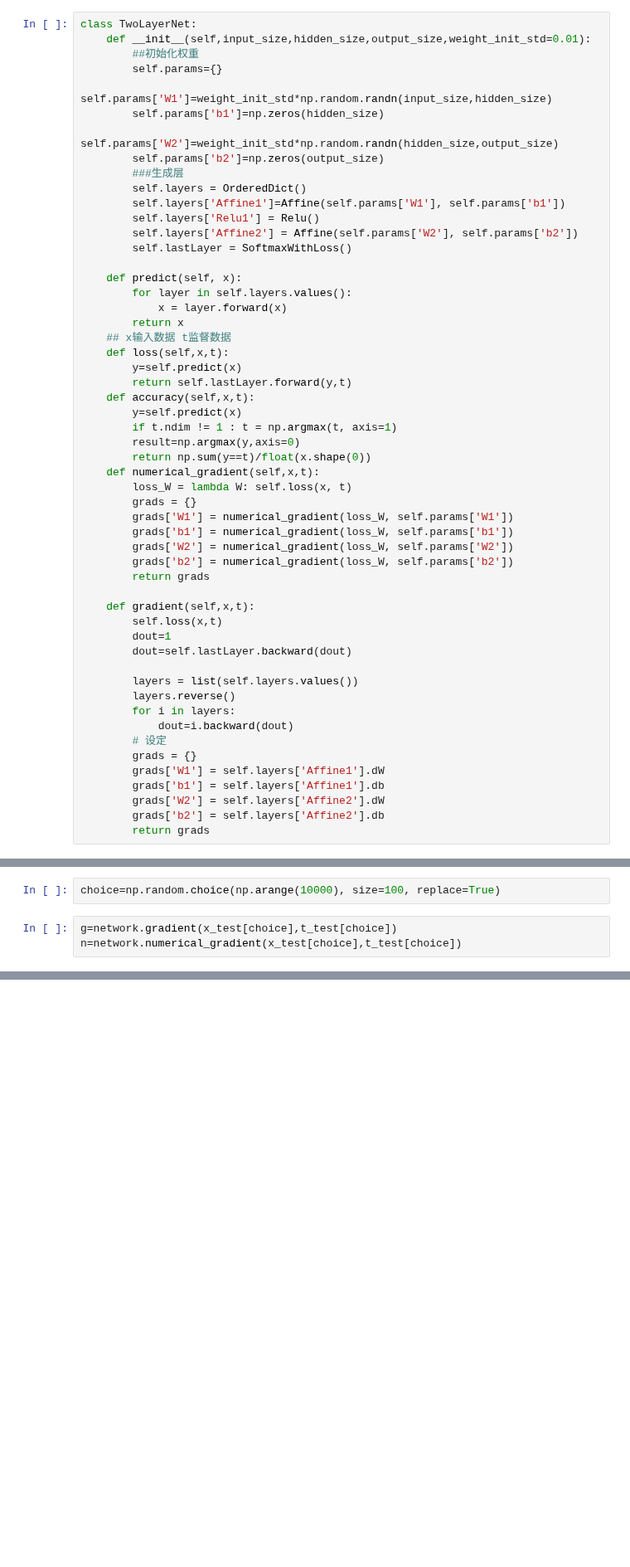
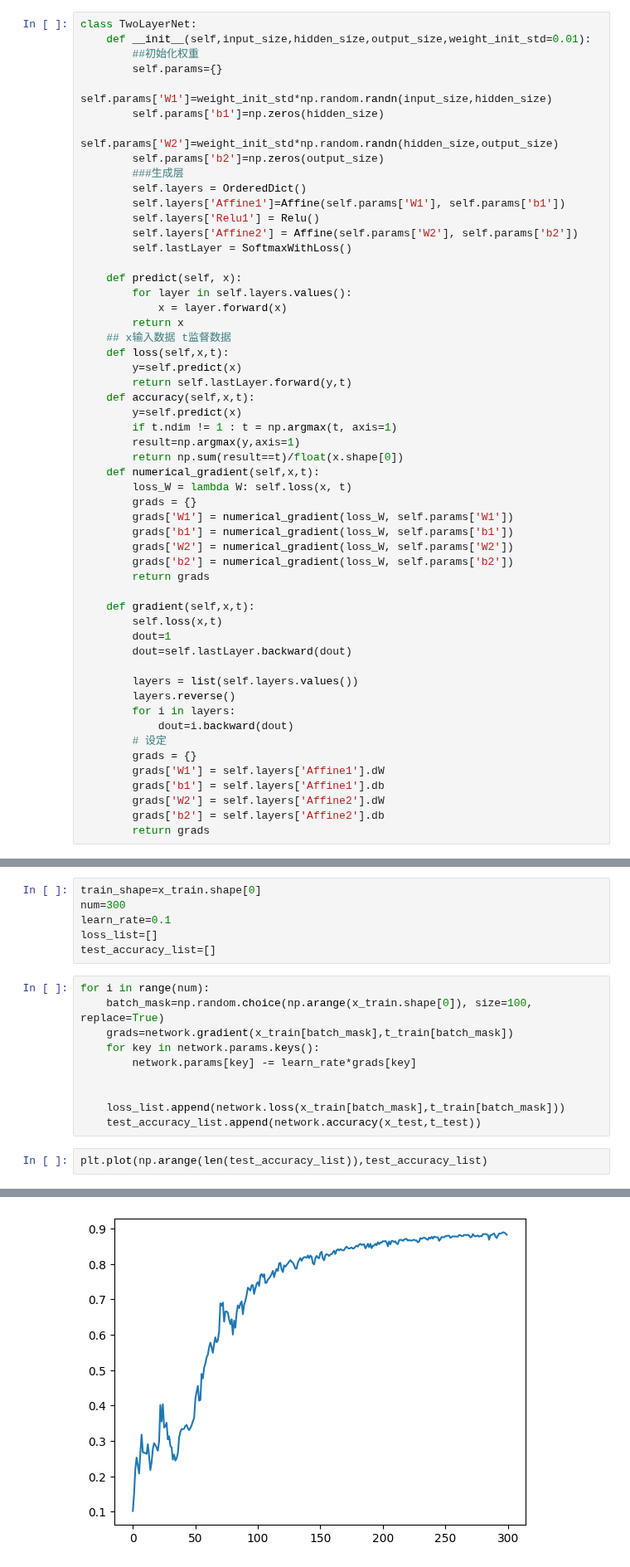
Before and after one commit to Waitmeplea/dl_learning, a Jupyter notebook: dplearning/dpbook_5章.ipynb, the cells around one changed output, grey strips where cells are left out. Shown at 83% size. Drawn from its saved outputs; the diff is of its cells as text; blank space fills up the shorter version.

```diff
--- a/dplearning/dpbook_5章.ipynb
+++ b/dplearning/dpbook_5章.ipynb
@@ -148,8 +149,8 @@ class TwoLayerNet:
     def accuracy(self,x,t):
         y=self.predict(x)
         if t.ndim != 1 : t = np.argmax(t, axis=1)
-        result=np.argmax(y,axis=0)
-        return np.sum(y==t)/float(x.shape(0))
+        result=np.argmax(y,axis=1)
+        return np.sum(result==t)/float(x.shape[0])
     def numerical_gradient(self,x,t):
         loss_W = lambda W: self.loss(x, t)
         grads = {}
@@ -190,6 +193,20 @@ t_train.shape
 network = TwoLayerNet(input_size=784, hidden_size=50, output_size=10)
 # %%
-choice=np.random.choice(np.arange(10000), size=100, replace=True)
+train_shape=x_train.shape[0]
+num=300
+learn_rate=0.1
+loss_list=[]
+test_accuracy_list=[]
 # %%
-g=network.gradient(x_test[choice],t_test[choice])
-n=network.numerical_gradient(x_test[choice],t_test[choice])
+for i in range(num):
+    batch_mask=np.random.choice(np.arange(x_train.shape[0]), size=100, replace=True)
+    grads=network.gradient(x_train[batch_mask],t_train[batch_mask])
+    for key in network.params.keys():
+        network.params[key] -= learn_rate*grads[key]
+
+
+    loss_list.append(network.loss(x_train[batch_mask],t_train[batch_mask]))
+    test_accuracy_list.append(network.accuracy(x_test,t_test))
+# %%
+plt.plot(np.arange(len(test_accuracy_list)),test_accuracy_list)
+# %% [output]
@@ -195,0 +214 @@ n=network.numerical_gradient(x_test[choice],t_test[choice])
+[figure, added]
```
Also changed, not shown: parts of 5 cells of this notebook.
